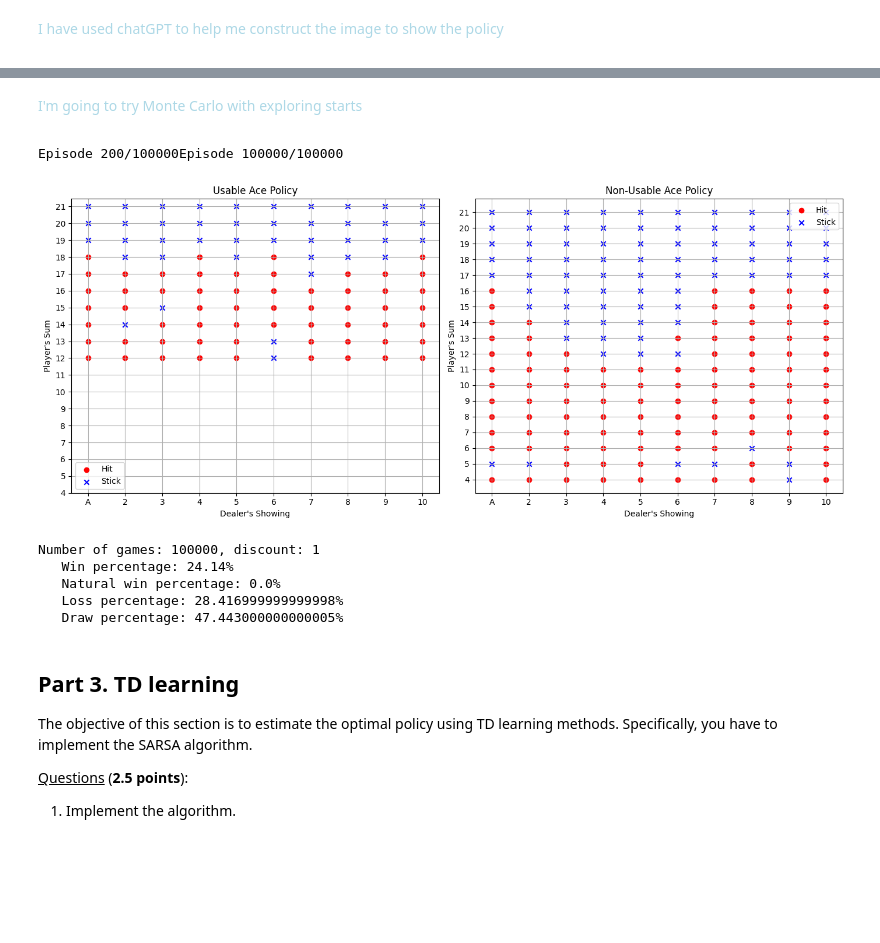
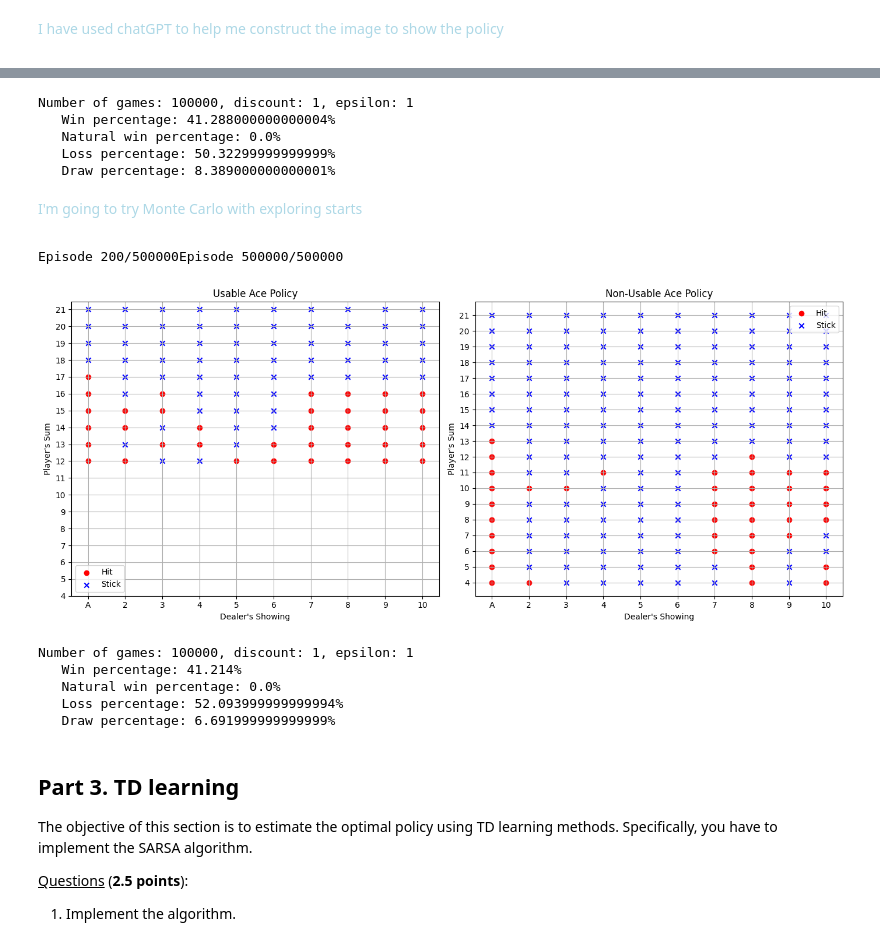
Before and after one commit to Martinacarretta/Paradigms_ML, a Jupyter notebook: practical LAB 1/PRA1_BlackJack.ipynb, the cells around one changed output, grey strips where cells are left out. Drawn from its saved outputs; the diff is of its cells as text; code cells hidden in the pictures; blank space fills up the shorter version.

```diff
--- a/practical LAB 1/PRA1_BlackJack.ipynb
+++ b/practical LAB 1/PRA1_BlackJack.ipynb
@@ -254,5 +254,5 @@ def mc_control_on_policy_epsilon_greedy(env, num_episodes, discount=1.0, epsilon
 
     return Q, policy
 # %%
-Q, policy = mc_control_on_policy_epsilon_greedy(env, num_episodes=100000, discount=1, epsilon=1)
+Q, policy = mc_control_on_policy_epsilon_greedy(env, num_episodes=500000, discount=1, epsilon=0.8)
 # %% [output]
@@ -418,7 +419,7 @@ Action: 0 -> Obs:(21, 6, 1) and reward: 1.5
 # %%
-run_episodes_and_get_stats (num_games=100000, q=Q, env=env, debug=False, discount=1, epsilon=1)
+run_episodes_and_get_stats (num_games=100000, q=Q, env=env, debug=False, discount=1, epsilon=0.8)
 
 # Change epsilon to 0.9
-Q, policy = mc_control_on_policy_epsilon_greedy(env, num_episodes=100000, discount=1, epsilon=0.9)
-run_episodes_and_get_stats (num_games=100000, q=Q, env=env, debug=False, discount=1, epsilon=0.9)
+Q, policy = mc_control_on_policy_epsilon_greedy(env, num_episodes=100000, discount=1, epsilon=1)
+run_episodes_and_get_stats (num_games=100000, q=Q, env=env, debug=False, discount=1, epsilon=1)
 # %% [output]
@@ -436,10 +528,18 @@ Number of games: 100000, discount: 1, epsilon: 0.9
+# %%
+run_episodes_and_get_stats (num_games=100000, q=Q, env=env, debug=False, discount=1, epsilon=1)
+# %% [output]
+Number of games: 100000, discount: 1, epsilon: 1
+   Win percentage: 41.288000000000004%
+   Natural win percentage: 0.0%
+   Loss percentage: 50.32299999999999%
+   Draw percentage: 8.389000000000001%
 # %% [markdown]
 <span style="color: lightblue;">
 
 I'm going to try Monte Carlo with exploring starts
 </span>
 # %%
-def mc_control_exploring_starts(env, num_episodes, discount=1.0):
+def mc_control_exploring_starts(env, num_episodes, discount=1.0, epsilon=0.1):
 
     # We store the sum and number of returns for each state to calculate the average.
     # We could use an array to store all the returns, but it is inefficient in terms of memory.
@@ -458,50 +558,54 @@ def mc_control_exploring_starts(env, num_episodes, discount=1.0):
             sys.stdout.flush()
 
         # Generate an episode
+        state, _ = env.reset()
+        action = np.random.choice(np.arange(env.action_space.n)) # Start with random aaction
+
         episode = []
-        state, _ = env.reset()
         done = False
-        action = np.random.choice(np.arange(env.action_space.n)) # Start with random aaction
 
         while not done:
             next_state, reward, done, _, _ = env.step(action)
             episode.append((state, action, reward))
 
             if not done:
-                action = np.argmax(Q[next_state]) # Choose the best action according to the Q function computed with the policy
+                if np.random.rand() < epsilon:
+                    action = np.random.choice(np.arange(env.action_space.n))
+                else:
+                    action = np.argmax(Q[next_state]) # Choose the best action according to the Q function computed with the policy
             state = next_state
 
         G = 0
         for state, action, reward in reversed(episode):
             sa_pair = (state, action)
 
             G = reward + discount * G
 
             # Update the returns_sum and returns_count
             returns_sum[sa_pair] += G
             returns_count[sa_pair] += 1.0
             Q[state][action] = returns_sum[sa_pair] / returns_count[sa_pair]
 
     # The greedy policy is implicitly improved by using the updated Q values
     def greedy_policy(state):
         """Returns the greedy action for a given state based on Q values."""
         return np.argmax(Q[state])
 
     return Q, greedy_policy
 
-Q, policy = mc_control_exploring_starts(env, 100000, discount=1.0)
+Q, policy = mc_control_exploring_starts(env, 500000, discount=1, epsilon=1)
 plot_policy(Q, policy)
 # %% [output]
-Episode 200/100000Episode 100000/100000
+Episode 200/500000Episode 500000/500000
-[figure, old version]
+[figure, new version]
 # %%
-run_episodes_and_get_stats (num_games=100000, q=Q, env=env, debug=False, discount=1, epsilon=None)
+run_episodes_and_get_stats (num_games=100000, q=Q, env=env, debug=False, discount=1, epsilon=1)
 # %% [output]
-Number of games: 100000, discount: 1
-   Win percentage: 24.14%
+Number of games: 100000, discount: 1, epsilon: 1
+   Win percentage: 41.214%
    Natural win percentage: 0.0%
-   Loss percentage: 28.416999999999998%
-   Draw percentage: 47.443000000000005%
+   Loss percentage: 52.093999999999994%
+   Draw percentage: 6.691999999999999%
 # %% [markdown]
 ## Part 3. TD learning
 
```
Also changed, not shown: parts of 10 cells of this notebook.
